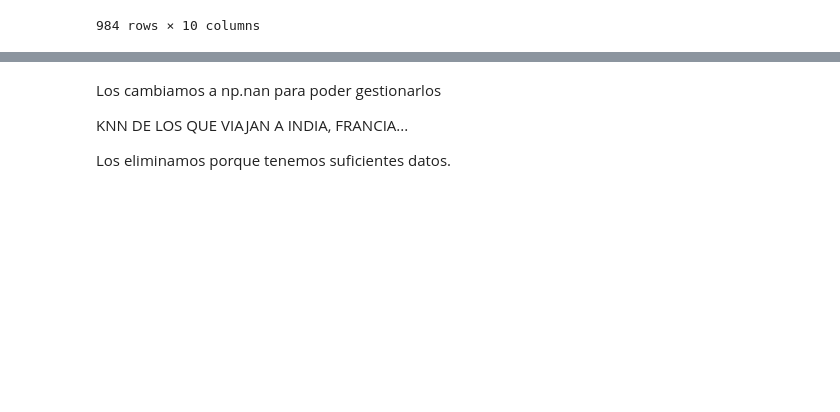
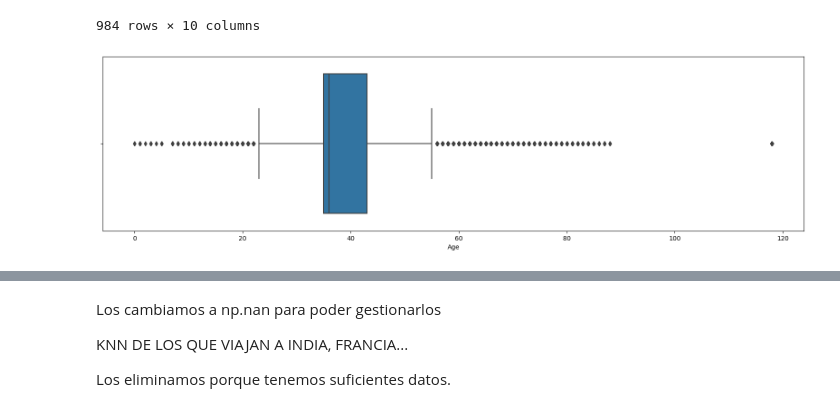
Before and after one commit to NataliaBarquin/Adalab_Pair_programming_5_machine_learning, a Jupyter notebook: Pair_RLO1_EDA.ipynb, the cells around one changed output, grey strips where cells are left out. Drawn from its saved outputs; the diff is of its cells as text; code cells hidden in the pictures; blank space fills up the shorter version.

```diff
--- a/Pair_RLO1_EDA.ipynb
+++ b/Pair_RLO1_EDA.ipynb
@@ -106,3 +109,8 @@ df_travel[df_travel["Age"]== 118]
 | 63182 | JWT | Airlines | Online | Value Plan | No | 21 | INDIA | 39.0 | ... |
 | 63183 | JWT | Airlines | Online | Value Plan | No | 49 | INDIA | 31.0 | ... |
 984 rows × 10 columns
+# %%
+plt.figure(figsize = (20,5))
+sns.boxplot(data = df_travel, x = "Age");
+# %% [output]
+[figure, added]
```
Also changed, not shown: parts of 21 cells of this notebook.
